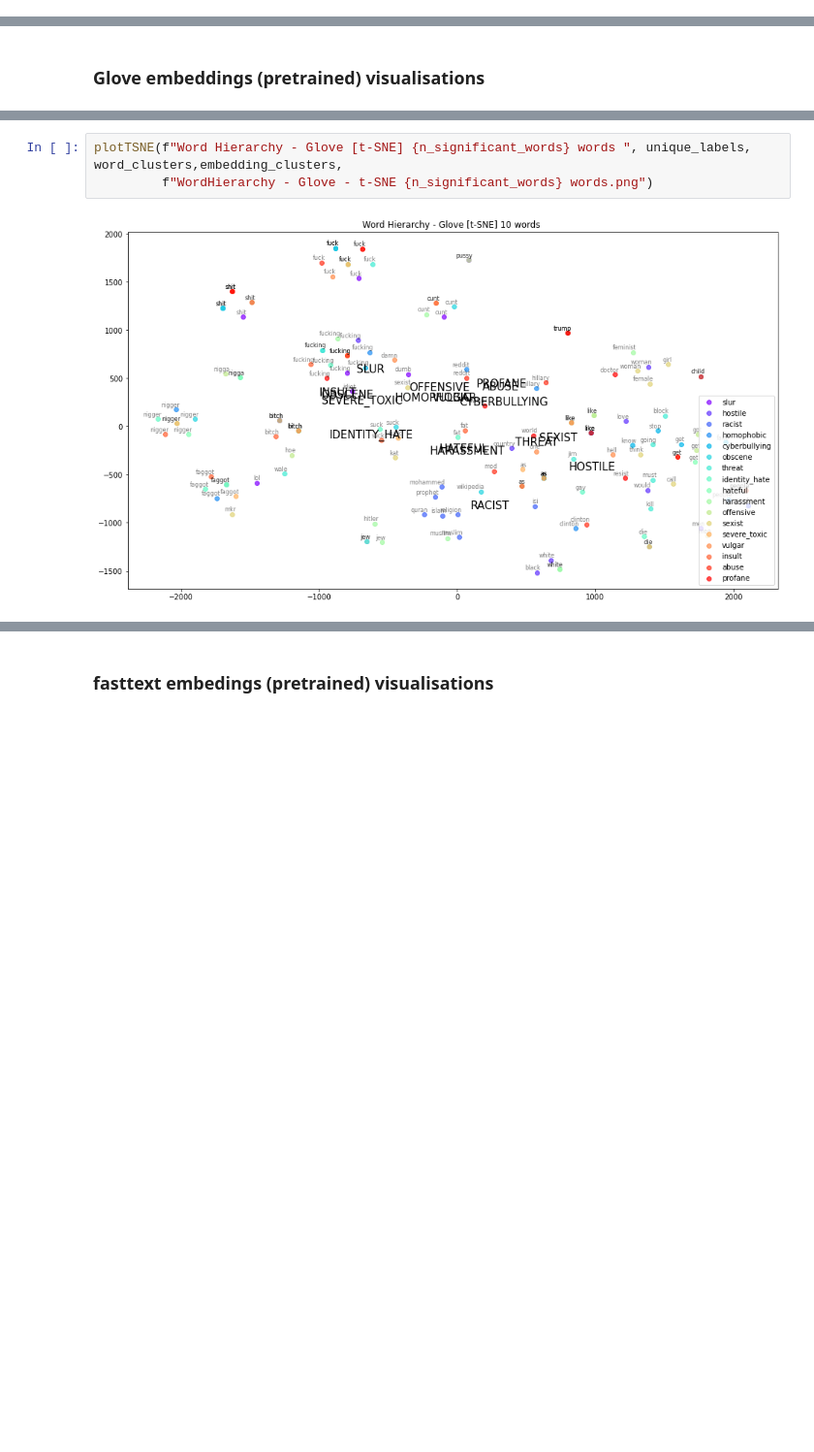
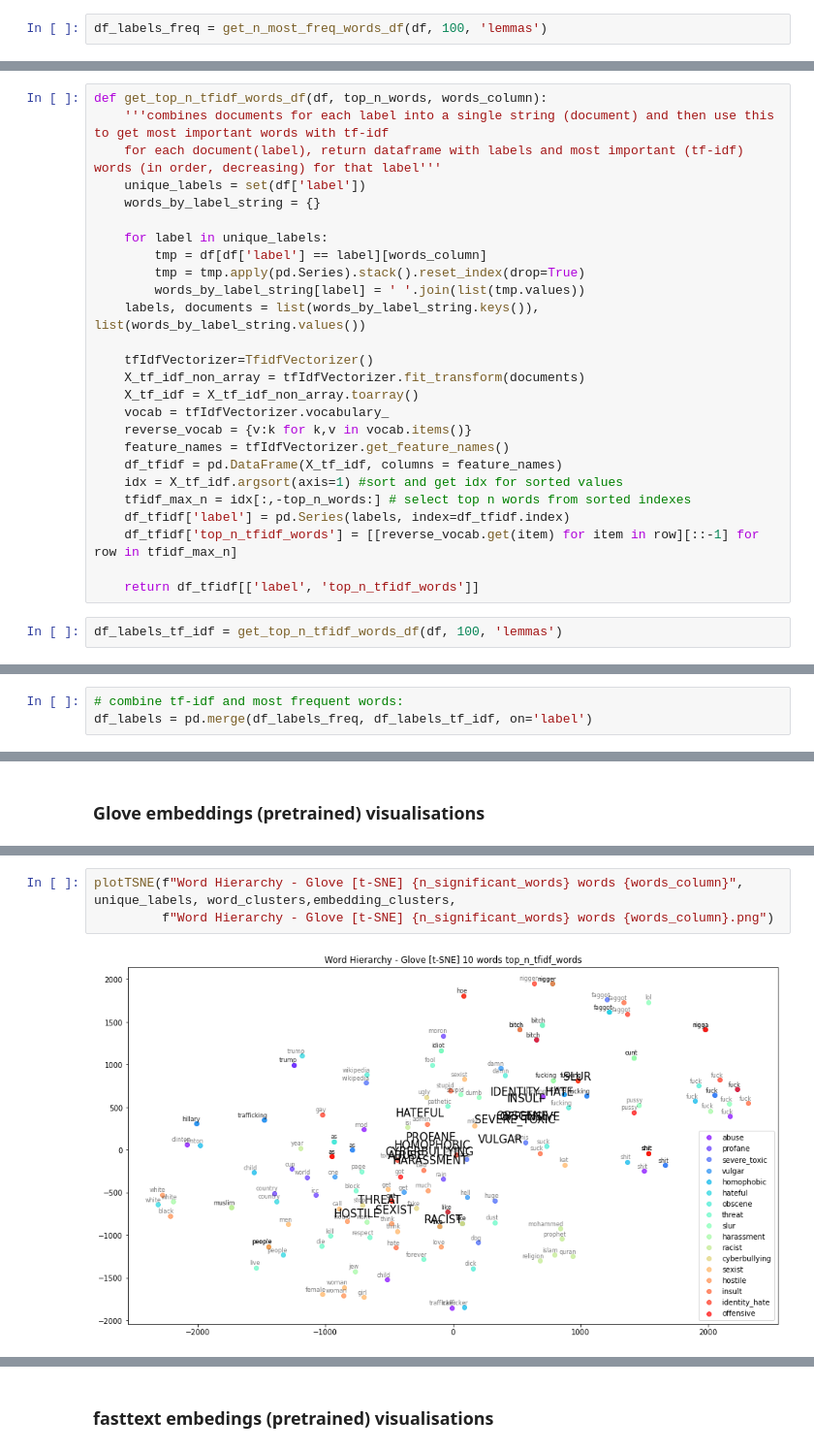
Before and after one commit to pushkill/NLP-project, a Jupyter notebook: analysis_jus.ipynb, the cells around one changed output, grey strips where cells are left out. Shown at 97% size. Saved outputs shown, nothing was run; the diff lists cells and outputs as text; blank space fills up the shorter version.

Commit message:
added most important tf-idf words

```diff
--- a/analysis_jus.ipynb
+++ b/analysis_jus.ipynb
@@ -171,0 +148,2 @@ df_labels
+# %%
+df_labels_freq = get_n_most_freq_words_df(df, 100, 'lemmas')
@@ -171,0 +161,28 @@ df_labels
+# %%
+def get_top_n_tfidf_words_df(df, top_n_words, words_column):
+    '''combines documents for each label into a single string (document) and then use this to get most important words with tf-idf
+    for each document(label), return dataframe with labels and most important (tf-idf) words (in order, decreasing) for that label'''
+    unique_labels = set(df['label'])
+    words_by_label_string = {}
+
+    for label in unique_labels:
+        tmp = df[df['label'] == label][words_column]
+        tmp = tmp.apply(pd.Series).stack().reset_index(drop=True)
+        words_by_label_string[label] = ' '.join(list(tmp.values))
+    labels, documents = list(words_by_label_string.keys()), list(words_by_label_string.values())
+
+    tfIdfVectorizer=TfidfVectorizer()
+    X_tf_idf_non_array = tfIdfVectorizer.fit_transform(documents)
+    X_tf_idf = X_tf_idf_non_array.toarray()
+    vocab = tfIdfVectorizer.vocabulary_
+    reverse_vocab = {v:k for k,v in vocab.items()}
+    feature_names = tfIdfVectorizer.get_feature_names()
+    df_tfidf = pd.DataFrame(X_tf_idf, columns = feature_names)
+    idx = X_tf_idf.argsort(axis=1) #sort and get idx for sorted values
+    tfidf_max_n = idx[:,-top_n_words:] # select top n words from sorted indexes
+    df_tfidf['label'] = pd.Series(labels, index=df_tfidf.index)
+    df_tfidf['top_n_tfidf_words'] = [[reverse_vocab.get(item) for item in row][::-1] for row in tfidf_max_n]
+
+    return df_tfidf[['label', 'top_n_tfidf_words']]
+# %%
+df_labels_tf_idf = get_top_n_tfidf_words_df(df, 100, 'lemmas')
@@ -171,0 +198,3 @@ df_labels
+# %%
+# combine tf-idf and most frequent words:
+df_labels = pd.merge(df_labels_freq, df_labels_tf_idf, on='label')
@@ -369,6 +353,6 @@ displayDF(word_clusters, unique_labels)
 # %%
-plotTSNE(f"Word Hierarchy - Glove [t-SNE] {n_significant_words} words ", unique_labels, word_clusters,embedding_clusters,
-         f"WordHierarchy - Glove - t-SNE {n_significant_words} words.png")
+plotTSNE(f"Word Hierarchy - Glove [t-SNE] {n_significant_words} words {words_column}", unique_labels, word_clusters,embedding_clusters,
+         f"Word Hierarchy - Glove [t-SNE] {n_significant_words} words {words_column}.png")
 # %% [output]
-[figure, old version]
+[figure, new version]
 # %%
```
Also changed, not shown: parts of 34 cells of this notebook.
